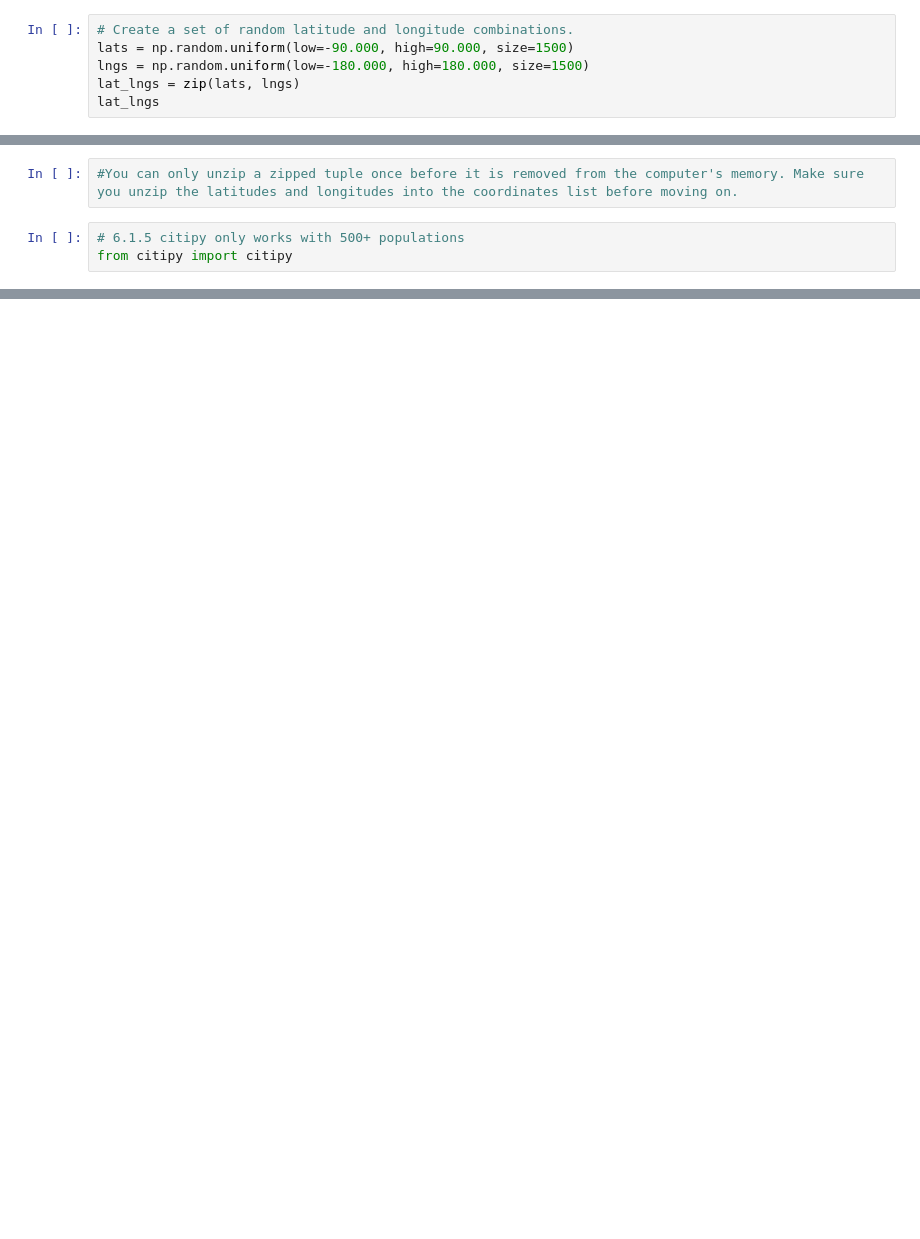
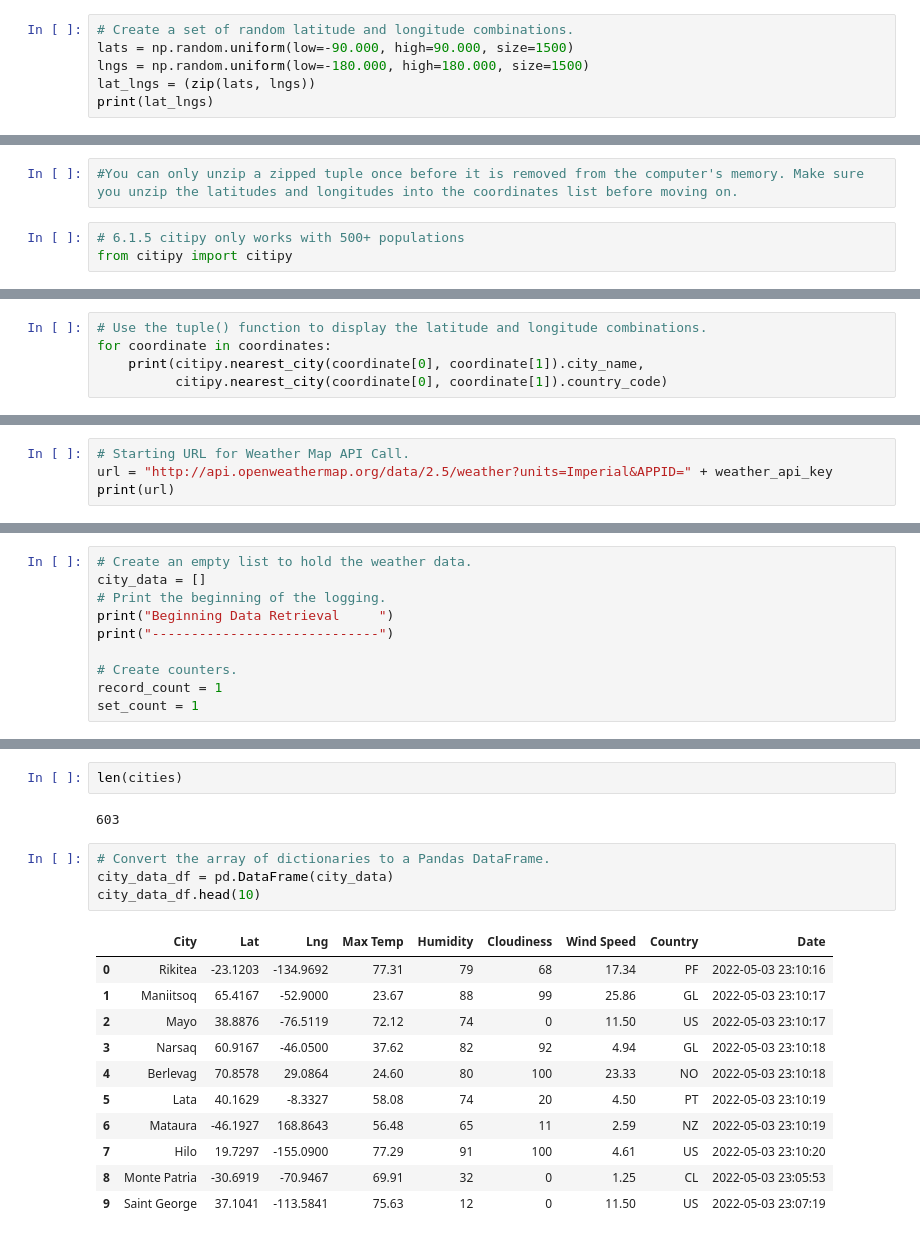
Before and after one commit to JaimeStarling/World_Weather_Analysis, a Jupyter notebook: WeatherPy.ipynb, the cells around one changed output, grey strips where cells are left out. Drawn from its saved outputs; the diff is of its cells as text; blank space fills up the shorter version.

```diff
--- a/WeatherPy.ipynb
+++ b/WeatherPy.ipynb
@@ -9,6 +9,6 @@ import numpy as np
 # Create a set of random latitude and longitude combinations.
 lats = np.random.uniform(low=-90.000, high=90.000, size=1500)
 lngs = np.random.uniform(low=-180.000, high=180.000, size=1500)
-lat_lngs = zip(lats, lngs)
-lat_lngs
+lat_lngs = (zip(lats, lngs))
+print(lat_lngs)
 # %% [output]
@@ -39,0 +29,5 @@ len(cities)
+# %%
+# Use the tuple() function to display the latitude and longitude combinations.
+for coordinate in coordinates:
+    print(citipy.nearest_city(coordinate[0], coordinate[1]).city_name,
+          citipy.nearest_city(coordinate[0], coordinate[1]).country_code)
@@ -39,0 +75,4 @@ len(cities)
+# %%
+# Starting URL for Weather Map API Call.
+url = "http://api.openweathermap.org/data/2.5/weather?units=Imperial&APPID=" + weather_api_key
+print(url)
@@ -39,0 +85,10 @@ len(cities)
+# %%
+# Create an empty list to hold the weather data.
+city_data = []
+# Print the beginning of the logging.
+print("Beginning Data Retrieval     ")
+print("-----------------------------")
+
+# Create counters.
+record_count = 1
+set_count = 1
@@ -39,0 +169,20 @@ len(cities)
+# %%
+len(cities)
+# %% [output]
+603
+# %%
+# Convert the array of dictionaries to a Pandas DataFrame.
+city_data_df = pd.DataFrame(city_data)
+city_data_df.head(10)
+# %% [output]
+|  | City | Lat | Lng | Max Temp | Humidity | Cloudiness | Wind Speed | Country | Date |
+| 0 | Rikitea | -23.1203 | -134.9692 | 77.31 | 79 | 68 | 17.34 | PF | 2022-05-03 23:10:16 |
+| 1 | Maniitsoq | 65.4167 | -52.9000 | 23.67 | 88 | 99 | 25.86 | GL | 2022-05-03 23:10:17 |
+| 2 | Mayo | 38.8876 | -76.5119 | 72.12 | 74 | 0 | 11.50 | US | 2022-05-03 23:10:17 |
+| 3 | Narsaq | 60.9167 | -46.0500 | 37.62 | 82 | 92 | 4.94 | GL | 2022-05-03 23:10:18 |
+| 4 | Berlevag | 70.8578 | 29.0864 | 24.60 | 80 | 100 | 23.33 | NO | 2022-05-03 23:10:18 |
+| 5 | Lata | 40.1629 | -8.3327 | 58.08 | 74 | 20 | 4.50 | PT | 2022-05-03 23:10:19 |
+| 6 | Mataura | -46.1927 | 168.8643 | 56.48 | 65 | 11 | 2.59 | NZ | 2022-05-03 23:10:19 |
+| 7 | Hilo | 19.7297 | -155.0900 | 77.29 | 91 | 100 | 4.61 | US | 2022-05-03 23:10:20 |
+| 8 | Monte Patria | -30.6919 | -70.9467 | 69.91 | 32 | 0 | 1.25 | CL | 2022-05-03 23:05:53 |
+| 9 | Saint George | 37.1041 | -113.5841 | 75.63 | 12 | 0 | 11.50 | US | 2022-05-03 23:07:19 |
```
Also changed, not shown: parts of 16 cells of this notebook.
